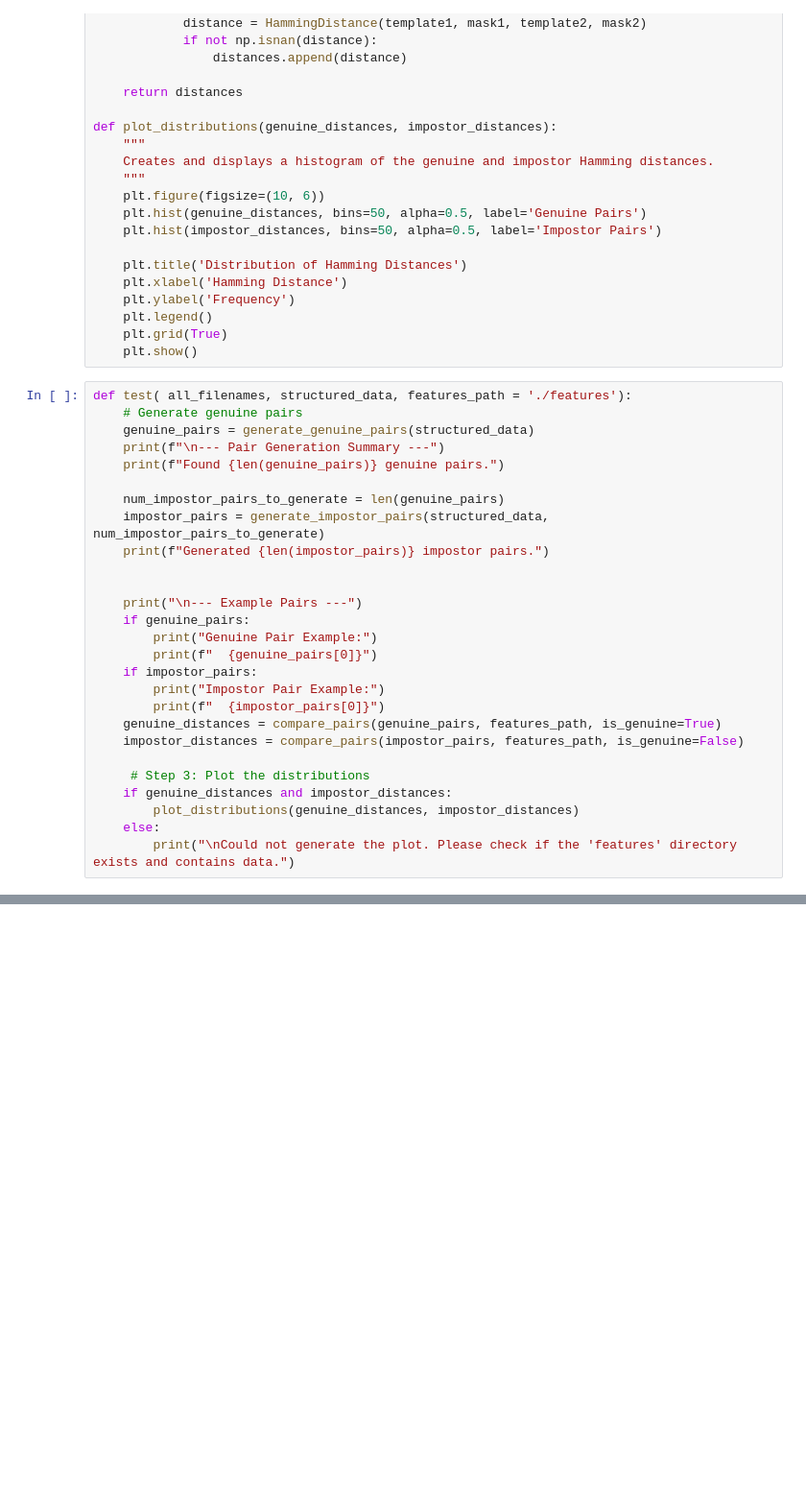
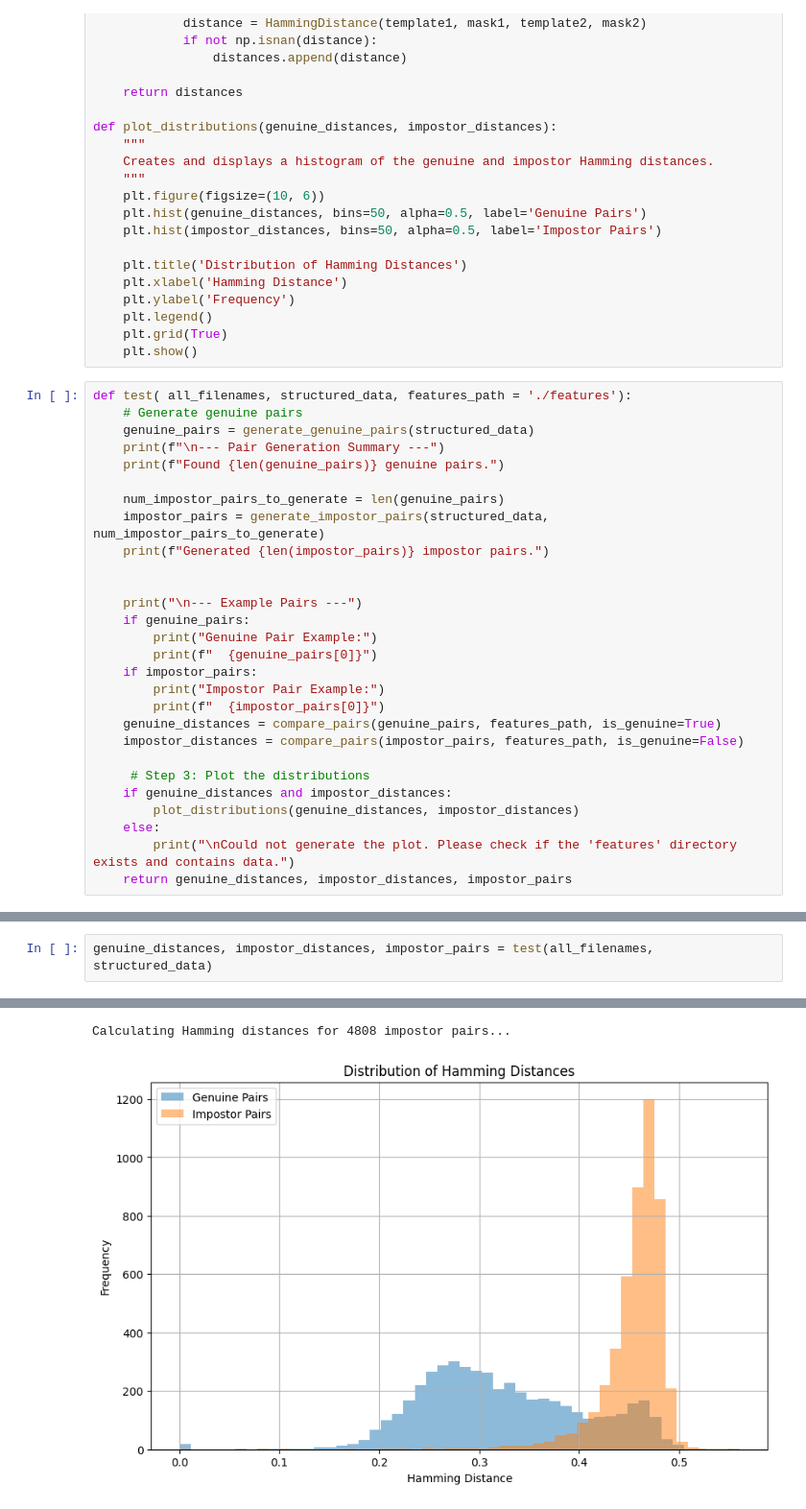
Before and after one commit to Onion-Ninja/iris-code, a Jupyter notebook: newpipeline/2.ipynb, the cells around one changed output, grey strips where cells are left out. Shown at 96% size. Cells and saved outputs as stored; diff of their text form; blank space fills up the shorter version.

```diff
--- a/newpipeline/2.ipynb
+++ b/newpipeline/2.ipynb
@@ -209,3 +209,4 @@ def test( all_filenames, structured_data, features_path = './features'):
         plot_distributions(genuine_distances, impostor_distances)
     else:
         print("\nCould not generate the plot. Please check if the 'features' directory exists and contains data.")
+    return genuine_distances, impostor_distances, impostor_pairs
@@ -419,0 +213,3 @@ Loading files from: ./features/.._.._datasets_IITD_001_10_L_template.npy
+# %%
+genuine_distances, impostor_distances, impostor_pairs = test(all_filenames, structured_data)
+# %% [output]
@@ -419,0 +230,2 @@ Loading files from: ./features/.._.._datasets_IITD_001_10_L_template.npy
+Calculating Hamming distances for 4808 impostor pairs...
+[figure, added]
```
Also changed, not shown: parts of 5 cells of this notebook.
